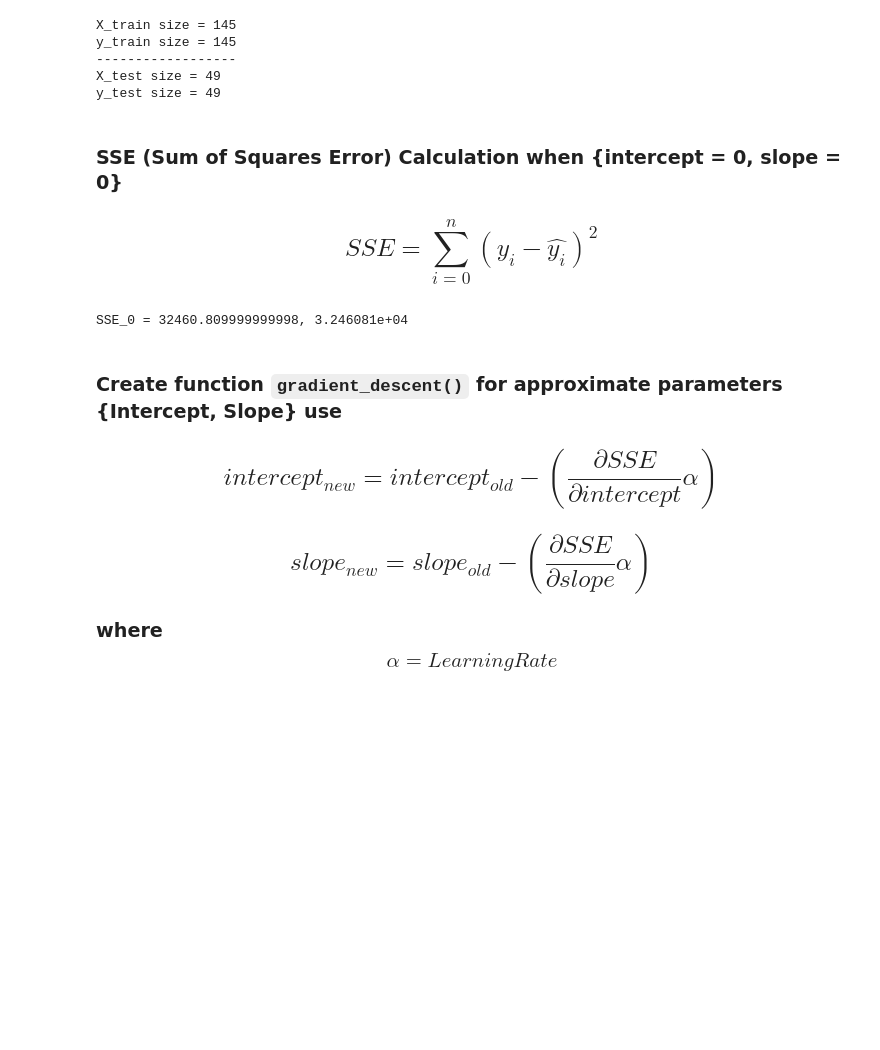
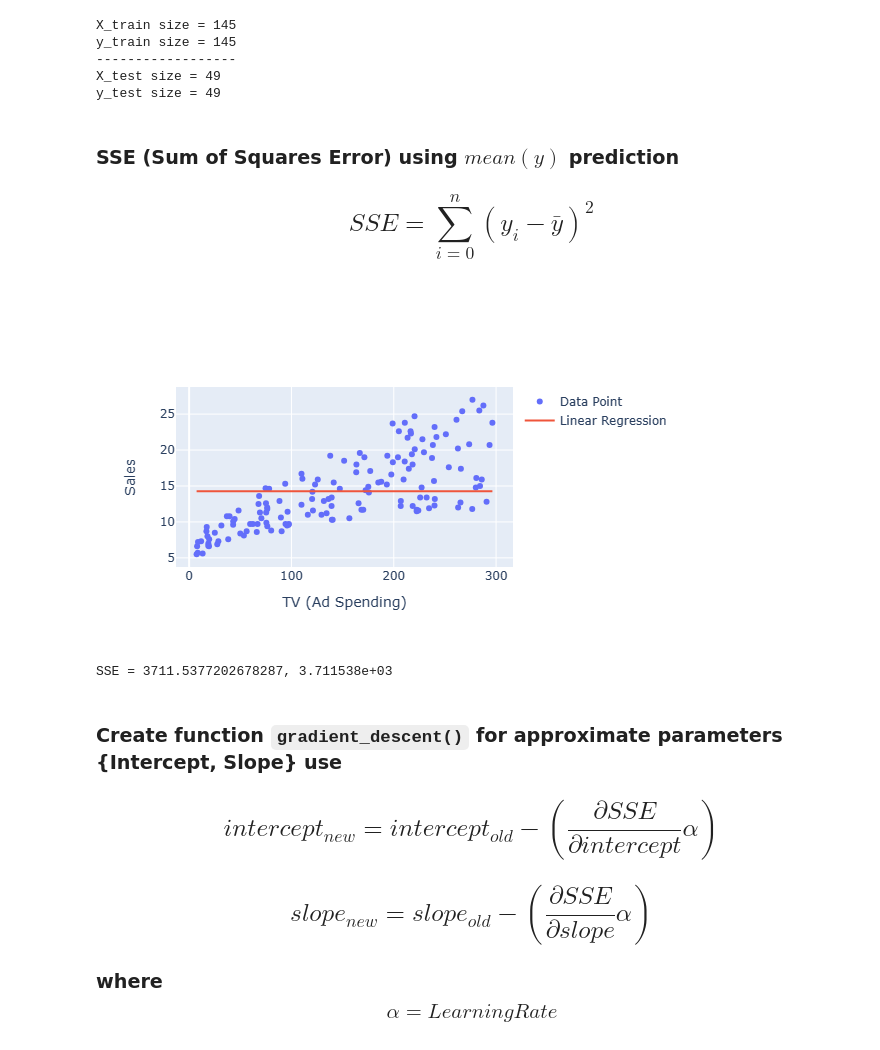
Before and after one commit to modpanyakorn/prediction-data-using-linear-regression-model, a Jupyter notebook: Ad_Gradient_Descent.ipynb, the cells around one changed output. Cells and saved outputs as stored; diff of their text form; code cells hidden in the pictures; blank space fills up the shorter version.

Commit message:
add: mean prediction

```diff
--- a/Ad_Gradient_Descent.ipynb
+++ b/Ad_Gradient_Descent.ipynb
@@ -80,17 +87,25 @@ y_train size = 145
 X_test size = 49
 y_test size = 49
 # %% [markdown]
-<h3>SSE (Sum of Squares Error) Calculation when {intercept = 0, slope = 0}</h3>
-<h2>$$SSE=\sum_{i=0}^n(y_i - \hat{y_i})^2$$</h2>
+<h3><h3>SSE (Sum of Squares Error) using $mean(y)$ prediction</h3></h3>
+<h2>$$SSE=\sum_{i=0}^n(y_i - \bar{y})^2$$</h2>
+# %%
+fig = go.Figure()
+fig.add_trace(go.Scatter(x = X_train, y = y_train, mode = 'markers', name = 'Data Point'))
+fig.add_trace(go.Scatter(x = X_train, y = y.mean() + 0 * X_train, mode = 'lines', name = 'Linear Regression'))
+fig.update_layout(
+ xaxis_title="TV (Ad Spending)",
+ yaxis_title="Sales"
+)
+# %% [output]
+[figure, added]
 # %%
-# SSE when intercept and slope = 0
-y_hat = 0 + 0 * X_train
-SSE_0 = np.sum((y_train - y_hat)**2)
+SSE = np.sum((y_train - y.mean()) ** 2)
 
-scientific_notation = "{:e}".format(SSE_0)
-print(f"SSE_0 = {SSE_0}, {scientific_notation}")
+scientific_notation = "{:e}".format(SSE)
+print(f"SSE = {SSE}, {scientific_notation}")
 # %% [output]
-SSE_0 = 32460.809999999998, 3.246081e+04
+SSE = 3711.5377202678287, 3.711538e+03
 # %% [markdown]
 <h3>Create function <code>gradient_descent()</code> for approximate parameters {Intercept, Slope} use</h3>
 <h2>$$intercept_{new}=intercept_{old}-({\frac{\partial{SSE}}{\partial{intercept}}}\alpha)$$</h2>
```
Also changed, not shown: parts of 5 cells of this notebook.
